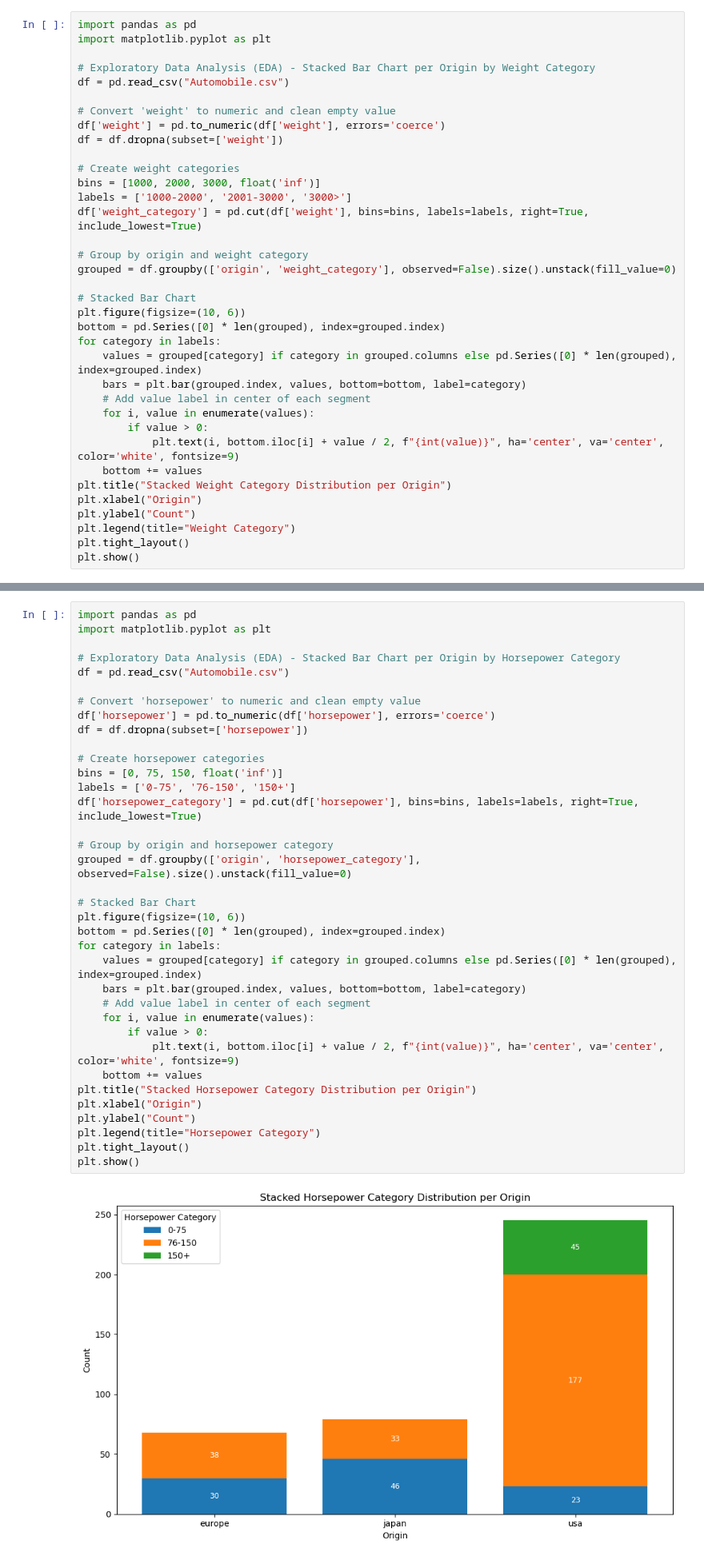
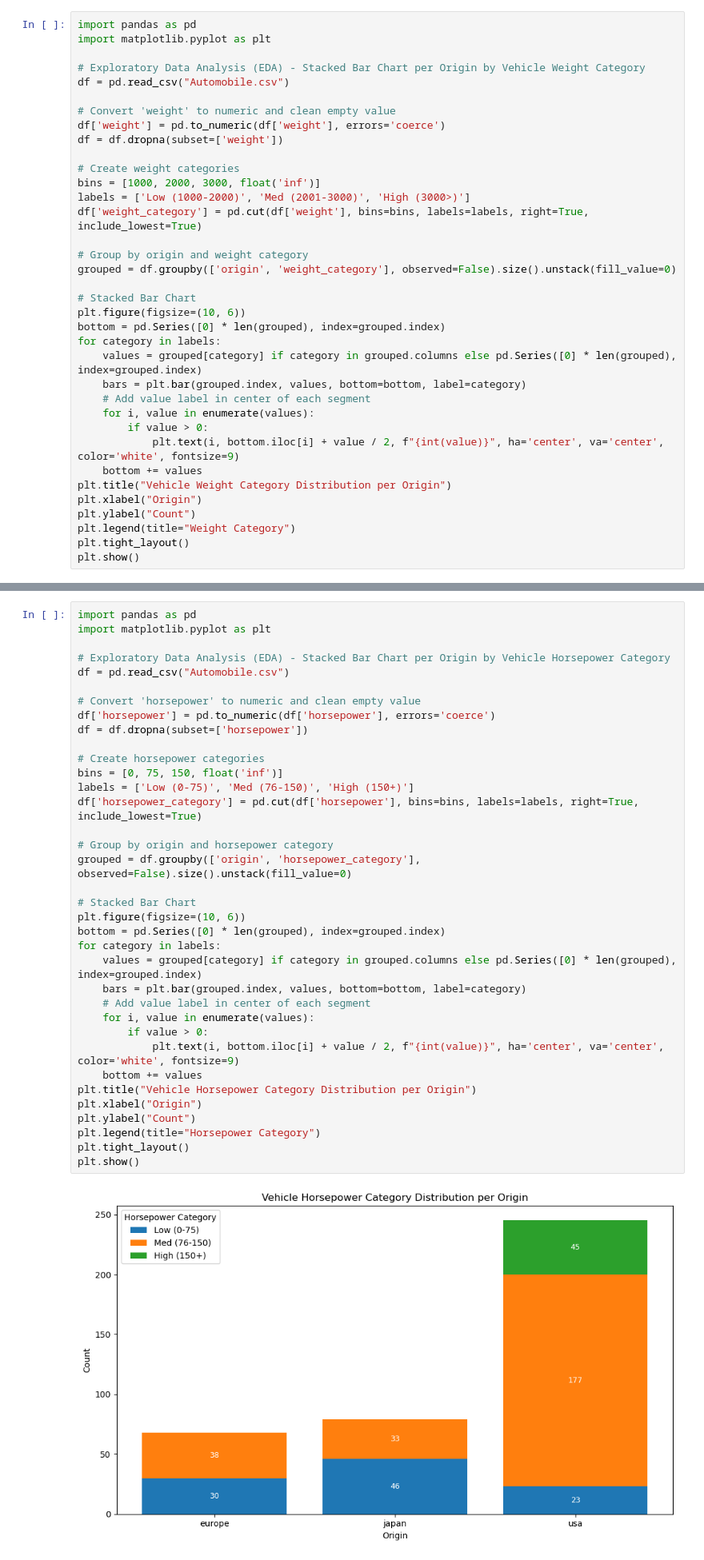
Before and after one commit to FlazeFy2/DS-Car_Information_Dataset, a Jupyter notebook: exploratory data analysis-bar.ipynb, the cells around one changed output, grey strips where cells are left out. Shown at 80% size. Drawn from its saved outputs; the diff is of its cells as text.

```diff
--- a/exploratory data analysis-bar.ipynb
+++ b/exploratory data analysis-bar.ipynb
@@ -199,7 +199,7 @@ plt.show()
 import pandas as pd
 import matplotlib.pyplot as plt
 
-# Exploratory Data Analysis (EDA) - Stacked Bar Chart per Origin by Weight Category
+# Exploratory Data Analysis (EDA) - Stacked Bar Chart per Origin by Vehicle Weight Category
 df = pd.read_csv("Automobile.csv")
 
 # Convert 'weight' to numeric and clean empty value
@@ -208,7 +208,7 @@ df = df.dropna(subset=['weight'])
 
 # Create weight categories
 bins = [1000, 2000, 3000, float('inf')]
-labels = ['1000-2000', '2001-3000', '3000>']
+labels = ['Low (1000-2000)', 'Med (2001-3000)', 'High (3000>)']
 df['weight_category'] = pd.cut(df['weight'], bins=bins, labels=labels, right=True, include_lowest=True)
 
 # Group by origin and weight category
@@ -225,7 +225,7 @@ for category in labels:
         if value > 0:
             plt.text(i, bottom.iloc[i] + value / 2, f"{int(value)}", ha='center', va='center', color='white', fontsize=9)
     bottom += values
-plt.title("Stacked Weight Category Distribution per Origin")
+plt.title("Vehicle Weight Category Distribution per Origin")
 plt.xlabel("Origin")
 plt.ylabel("Count")
 plt.legend(title="Weight Category")
@@ -237,37 +237,37 @@ plt.show()
 import pandas as pd
 import matplotlib.pyplot as plt
 
-# Exploratory Data Analysis (EDA) - Stacked Bar Chart per Origin by Horsepower Category
+# Exploratory Data Analysis (EDA) - Stacked Bar Chart per Origin by Vehicle Horsepower Category
 df = pd.read_csv("Automobile.csv")
 
 # Convert 'horsepower' to numeric and clean empty value
 df['horsepower'] = pd.to_numeric(df['horsepower'], errors='coerce')
 df = df.dropna(subset=['horsepower'])
 
 # Create horsepower categories
 bins = [0, 75, 150, float('inf')]
-labels = ['0-75', '76-150', '150+']
+labels = ['Low (0-75)', 'Med (76-150)', 'High (150+)']
 df['horsepower_category'] = pd.cut(df['horsepower'], bins=bins, labels=labels, right=True, include_lowest=True)
 
 # Group by origin and horsepower category
 grouped = df.groupby(['origin', 'horsepower_category'], observed=False).size().unstack(fill_value=0)
 
 # Stacked Bar Chart
 plt.figure(figsize=(10, 6))
 bottom = pd.Series([0] * len(grouped), index=grouped.index)
 for category in labels:
     values = grouped[category] if category in grouped.columns else pd.Series([0] * len(grouped), index=grouped.index)
     bars = plt.bar(grouped.index, values, bottom=bottom, label=category)
     # Add value label in center of each segment
     for i, value in enumerate(values):
         if value > 0:
             plt.text(i, bottom.iloc[i] + value / 2, f"{int(value)}", ha='center', va='center', color='white', fontsize=9)
     bottom += values
-plt.title("Stacked Horsepower Category Distribution per Origin")
+plt.title("Vehicle Horsepower Category Distribution per Origin")
 plt.xlabel("Origin")
 plt.ylabel("Count")
 plt.legend(title="Horsepower Category")
 plt.tight_layout()
 plt.show()
 # %% [output]
-[figure, old version]
+[figure, new version]
```
Also changed, not shown: parts of 2 cells of this notebook.
